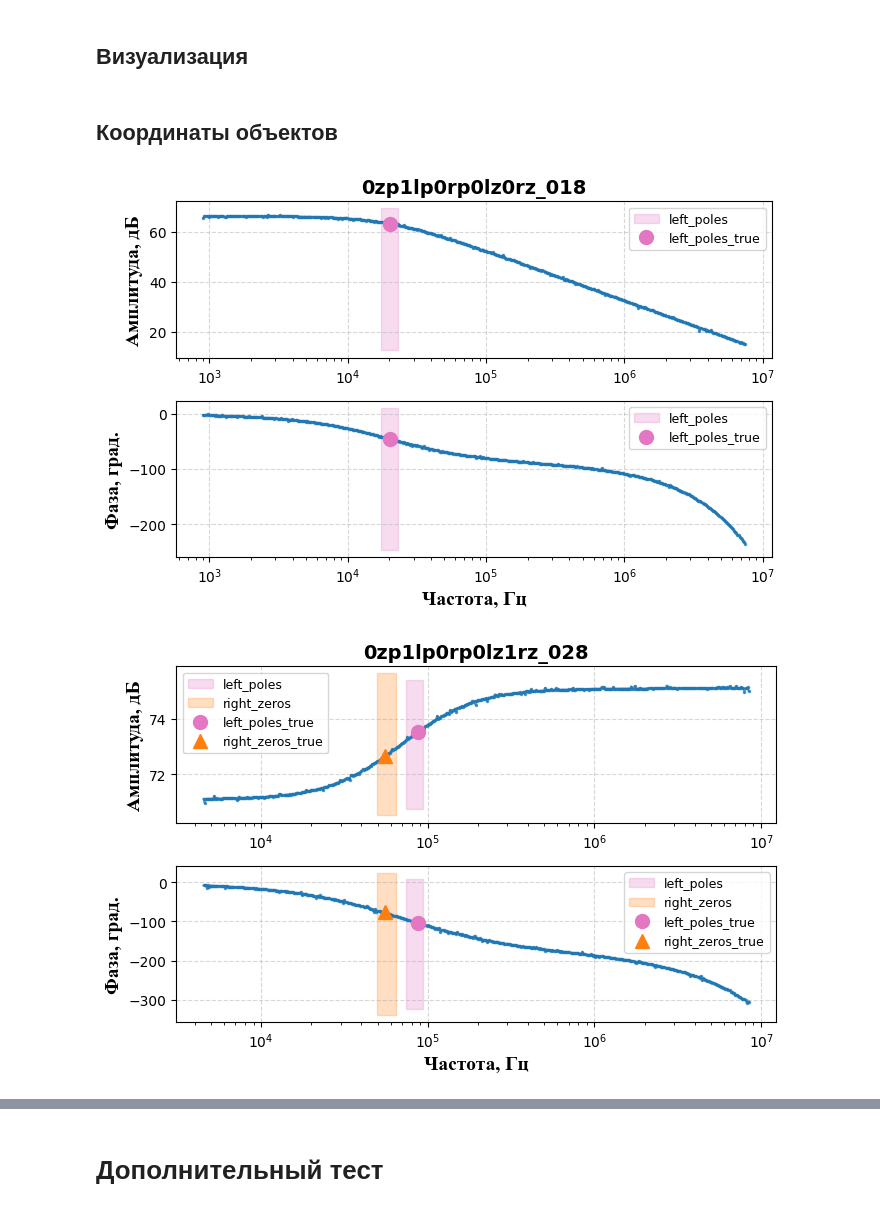
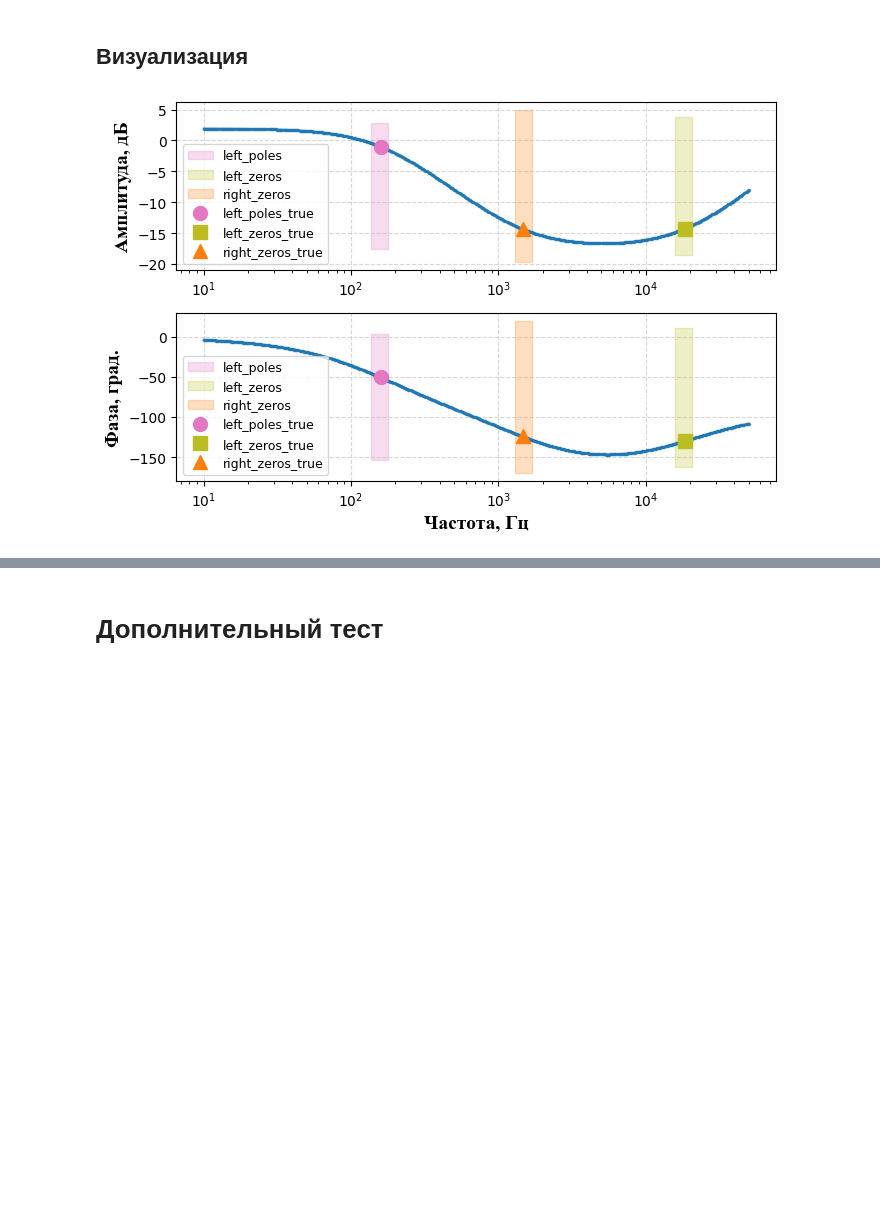
Before and after one commit to romangorbunov91/frequency-response-encoder, a Jupyter notebook: test_nb.ipynb, the cells around one changed output, grey strips where cells are left out. Saved outputs shown, nothing was run; the diff lists cells and outputs as text; code cells hidden in the pictures; blank space fills up the shorter version.

```diff
--- a/test_nb.ipynb
+++ b/test_nb.ipynb
@@ -79,0 +82,3 @@ Restoring checkpoint:  checkpoints\best_TransformerBottleneck-model.pth
+# %%
+sample_dir = Path("test_samples/extra")
+sample_file_name_list = ["LPF"]
@@ -80,8 +154,11 @@ Restoring checkpoint:  checkpoints\best_TransformerBottleneck-model.pth
 # %%
-sample_file_name_list = None
+'''
 ext = '.csv'
-
-sample_dir = Path("test_samples")
 
 if sample_file_name_list is None:
     sample_file_name_list = [f.stem for f in sample_dir.glob('*'+ext)]
+
+data_list = []
+for sample_file_name in sample_file_name_list:
+        data_list.append(np.loadtxt(sample_dir / (sample_file_name + ext), delimiter=',', skiprows=1).T)
+'''
@@ -88 +169,13 @@ if sample_file_name_list is None:
+# %%
+if interp_flag:
+    data_list_interp = []
+    for data in data_list:
+        freq = data[0,:]
+        mag_ph = np.array([data[1,:], data[2,:]])
+
+        freq_log = np.logspace(np.log10(freq.min()), np.log10(freq.max()), num=512)
+        mag_ph_interp = np.array([np.interp(freq_log, freq, y) for y in mag_ph])
+        data_interp = np.vstack((freq_log, mag_ph_interp))
+        data_list_interp.append(data_interp)
+    data_list = data_list_interp.copy()
 # %% [markdown]
@@ -113,6 +202,10 @@ PLOT_CONFIG = {
     'grid_alpha': 0.5,
     'legend_framealpha': 0.8,
     'legend_loc': 'best',
+    'label_font': {
+        'family': 'Times New Roman',
+        'weight': 'bold'
+        },
     'plots': [
         {
             'ylabel': 'Амплитуда, дБ', # 'Magnitude, dB'
@@ -136,5 +229,3 @@ PLOT_CONFIG = {
         {'label': 'right_zeros', 'color': '#ff7f0e', 'marker': '^'},
     ]
 }
-# %% [markdown]
-## Координаты объектов
@@ -191,25 +232,25 @@ else:
 # %%
 for data, zeros_poles, predictions, sample_file_name in zip(
     data_list,
     zeros_poles_list,
     predictions_list,
     sample_file_name_list
     ):
     if not positions_flag:
         zeros_poles_positions = zeros_poles_freq_to_positions(
             zeros_poles_freq_dict=zeros_poles,
             freq=data[0,:]
             )
     else:
         zeros_poles_positions = zeros_poles.copy()
 
     plot_responses(
         plot_config=PLOT_CONFIG,
         data=data,
-        title=sample_file_name,
+        #title=sample_file_name,
         regions=predictions,
-        zeros_poles_positions=zeros_poles_positions
+        zeros_poles_positions=zeros_poles_positions,
+        save_path='LPF_0.pdf'
         )
 # %% [output]
-[figure, old version]
+[figure, new version]
-[figure, removed]
```
Also changed, not shown: parts of 17 cells of this notebook, 1 other file.
